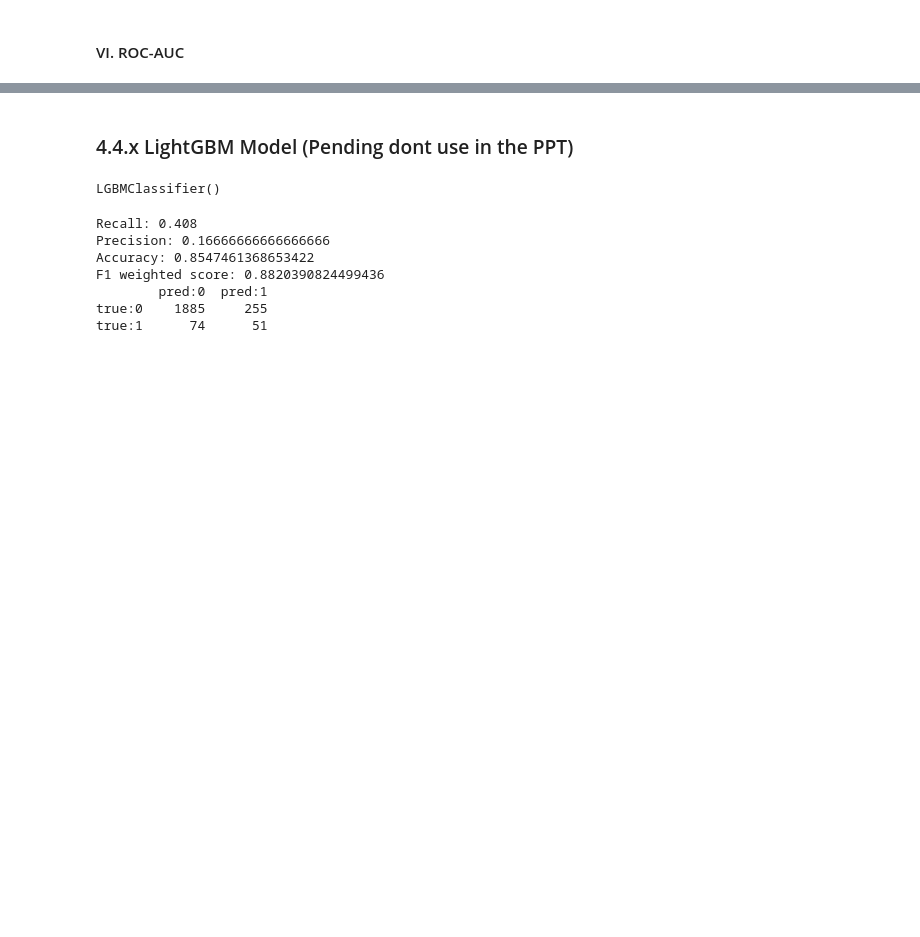
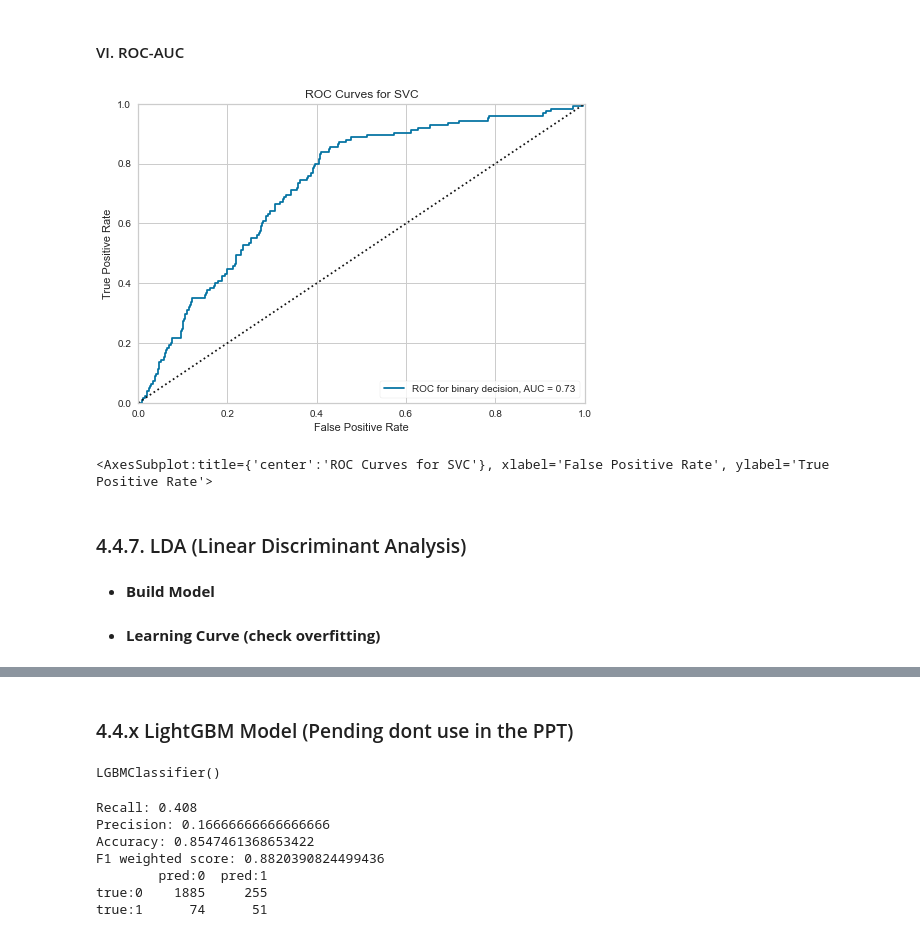
Before and after one commit to McGill-MMA-EnterpriseAnalytics/Vehicle-Claim-Fraud-Detection, a Jupyter notebook: modelling/Modelling_v5.ipynb, the cells around one changed output, grey strips where cells are left out. Saved outputs shown, nothing was run; the diff lists cells and outputs as text; code cells hidden in the pictures; blank space fills up the shorter version.

```diff
--- a/modelling/Modelling_v5.ipynb
+++ b/modelling/Modelling_v5.ipynb
@@ -1769,5 +1777,10 @@ for i in gamma_list:
 # %% [markdown]
 - **Build Model**
+# %%
+SVM = SVC(kernel="rbf", random_state=42, gamma=1, C=0.1) # not gamma=1 C=1 because it's overfitting
+model_SVM = SVM.fit(X_train_smoteen, y_train_smoteen)
+
+y_val_pred_SVM = model_SVM.predict(X_val)
 # %% [markdown]
 - **Learning Curve (check overfitting)**
 # %%
@@ -1853,8 +1890,13 @@ viz.show()
 # %% [markdown]
 #### VI. ROC-AUC
 # %%
-visualizer = ROCAUC(model_SVM, classes=classes, is_fitted=True)
+visualizer = ROCAUC(model_SVM, classes=classes, is_fitted=True, binary=True)
 
 visualizer.fit(X_train, y_train)        # Fit the training data to the visualizer
 visualizer.score(X_val, y_val)        # Evaluate the model on the test data
 visualizer.show()
+# %% [output]
+[figure, added]
+<AxesSubplot:title={'center':'ROC Curves for SVC'}, xlabel='False Positive Rate', ylabel='True Positive Rate'>
+# %% [markdown]
+###  4.4.7. LDA (Linear Discriminant Analysis)
@@ -1860,0 +1905,2 @@ visualizer.show()
+# %% [markdown]
+- **Build Model**
@@ -1860,0 +1912,2 @@ visualizer.show()
+# %% [markdown]
+- **Learning Curve (check overfitting)**
```
Also changed, not shown: parts of 35 cells of this notebook.
